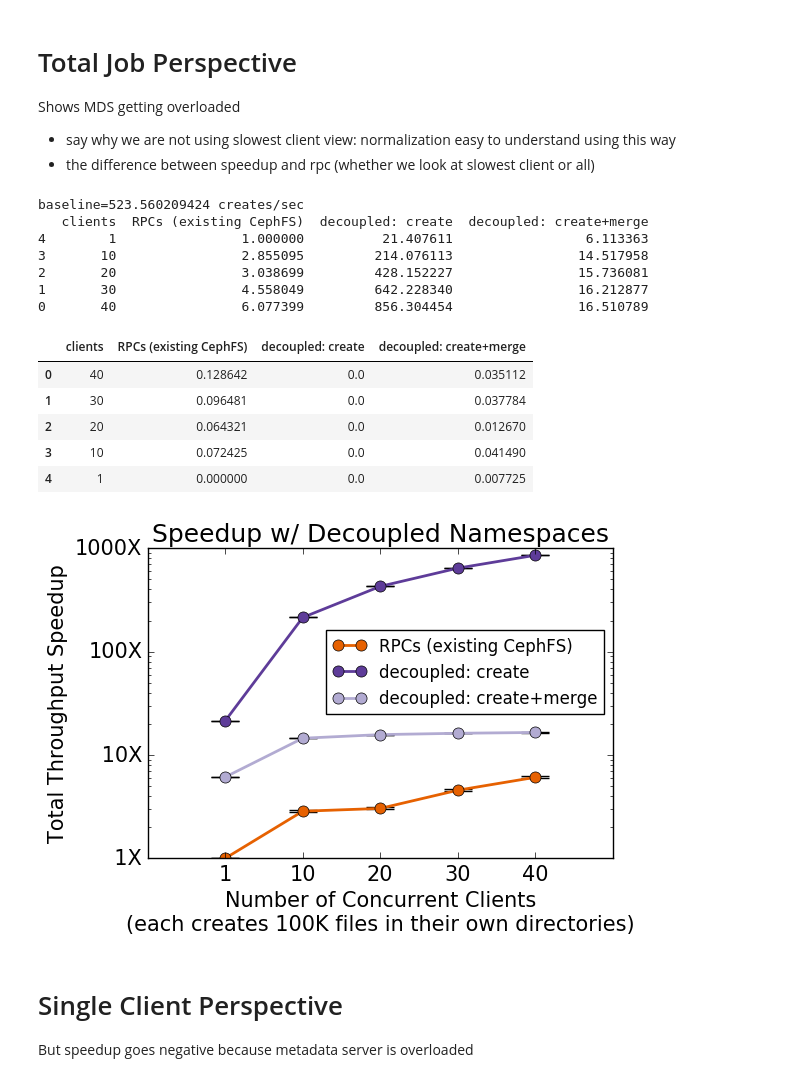
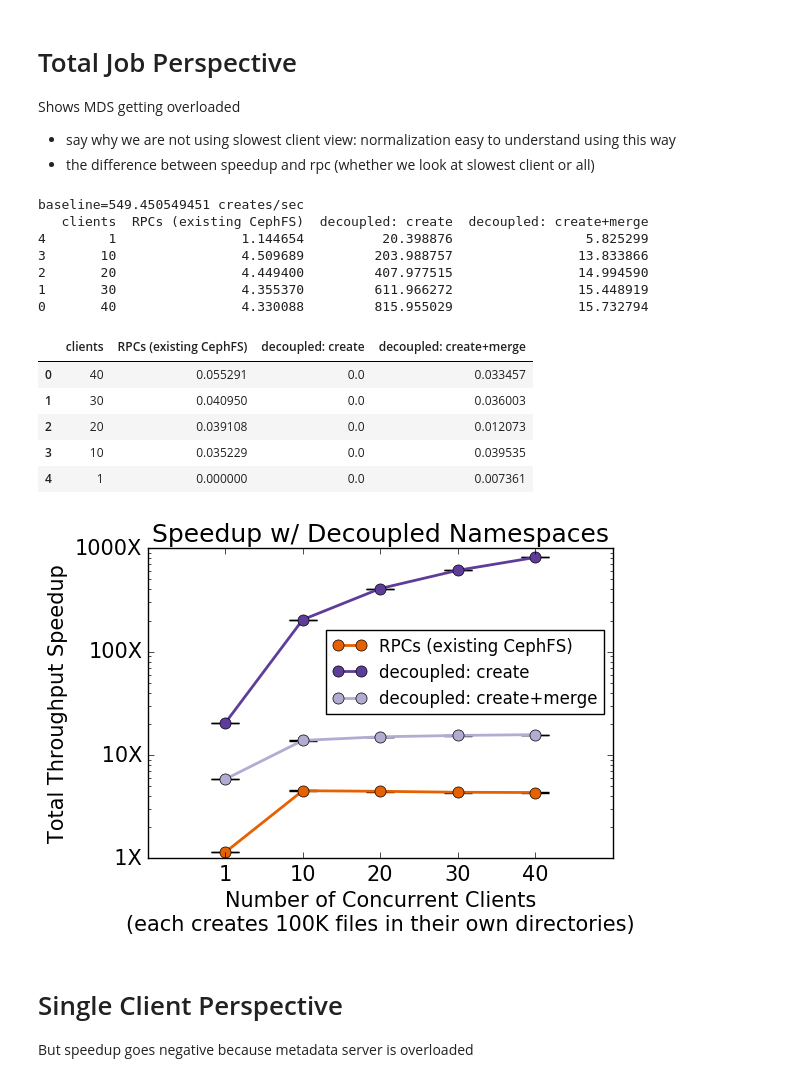
Before and after one commit to michaelsevilla/cudele-popper, a Jupyter notebook: experiments/cudele-mergescale/visualize/viz.ipynb, the cells around one changed output. Saved outputs shown, nothing was run; the diff lists cells and outputs as text; code cells hidden in the pictures.

```diff
--- a/experiments/cudele-mergescale/visualize/viz.ipynb
+++ b/experiments/cudele-mergescale/visualize/viz.ipynb
@@ -19,7 +19,7 @@ def parse_mdtest(files):
     for fname in sorted(files):
         with open(fname) as f:
             data = json.load(f)
-            for line in data['stdout_lines']:
+            for line in data: #['stdout_lines']:
                 if "started" in line: start = line.split()[4]
                 if "finished" in line: end = line.split()[4]
             r.append(to_seconds(end) - to_seconds(start))
@@ -45,10 +45,11 @@ def parse_decoupled(runs):
 def parse_rpcs(nclient):
     rpcs = pd.DataFrame(columns=["# of Clients", "rpcs"])
     for i in nclient:
-        if i < 20:
-            j1   = parse_mdtest(glob.glob("../../baseline-creates/results-cloudlab-clients" + str(i) + "/*isolated*"))
-        else: # the max value we can scale to is 18
-            j1   = parse_mdtest(glob.glob("../../baseline-creates/results-cloudlab-clients18/*isolated*"))
+        j1 = parse_mdtest(glob.glob("../../baseline-creates1/results-multipleruns/results-cloudlab-clients1-procs" + str(i) + "-nolog-run0/*isolated*"))
+        #if i < 20:
+        #    j1   = parse_mdtest(glob.glob("../../baseline-creates/results-cloudlab-clients" + str(i) + "/*isolated*"))
+        #else: # the max value we can scale to is 18
+        #    j1   = parse_mdtest(glob.glob("../../baseline-creates/results-cloudlab-clients18/*isolated*"))
         rpcs.loc[len(rpcs)] = [i, j1]
     return rpcs
 
@@ -72,7 +73,8 @@ plt_std = [createL+'_stds', mergeL+'_stds']#, 'decoupled_stds']
 colors  = ['#f1a340', '#998ec3', '#f7f7f7']
 
 # these all return runtimes, so find mean
-baseline = 100000/np.mean(parse_mdtest(glob.glob("../../baseline-creates/results-cloudlab-clients1/*isolated*")))
+#baseline = 100000/np.mean(parse_mdtest(glob.glob("../../baseline-creates/results-cloudlab-clients1/*isolated*")))
+baseline = 100000/np.mean(parse_mdtest(glob.glob("../../baseline-creates1/results-multipleruns/results-cloudlab-clients1-procs1-log30-run0/*isolated*")))
 rpcs = parse_rpcs(nclient)
 crts = parse_creates('../../cudele-mechanisms/results-cloudlab-nostream-run')
 decp = parse_decoupled(runs)
@@ -107,45 +109,45 @@ mean[[RPCsL, createL, mergeL]].plot(ax=ax,
        lw=2, marker='o', ms=8,
        yerr=stds[[RPCsL, createL, mergeL]], ecolor='black', capthick=1, capsize=10)
 
 # format
 ax.set_xlabel("Number of Concurrent Clients\n(each creates 100K files in their own directories)")
 ax.set_xlim(5, -1)
 ax.set_xticklabels([""] + nclient, rotation=0)
 ax.set_yscale('log')
 ax.set_yticklabels(['{:3.0f}X'.format(x) for x in ax.get_yticks()])
 ax.set_title("Speedup w/ Decoupled Namespaces")
 ax.set_ylabel("Total Throughput Speedup")
 
 # draw arrow
 #arrw = dict(facecolor='black', headwidth=0.5, width=0.5, shrink=1)
 #args = {'horizontalalignment': 'center', 'verticalalignment': 'center', 'fontsize': 12, 'arrowprops': arrw}
 #ax.annotate('baseline: ' + str(int(round(baseline))) + '\ncreates/sec',
 #            xy=(4, 1), xytext=(4.2, 3.2), **args)
 
 # remove error bars in legend
 handles, labels = ax.get_legend_handles_labels()
 handles = [h[0] for h in handles]
 ax.legend(handles, labels, bbox_to_anchor=(1, 0.6), loc='center right', fontsize=12,numpoints=2)
 
 fig.savefig('../../../paper/graphs/mergescale.png', bbox_inches='tight', dpi=400)
 print "baseline=" + str(baseline) + " creates/sec"
 print mean
 stds
 # %% [output]
-baseline=523.560209424 creates/sec
+baseline=549.450549451 creates/sec
    clients  RPCs (existing CephFS)  decoupled: create  decoupled: create+merge
-4        1                1.000000          21.407611                 6.113363
-3       10                2.855095         214.076113                14.517958
-2       20                3.038699         428.152227                15.736081
-1       30                4.558049         642.228340                16.212877
-0       40                6.077399         856.304454                16.510789
+4        1                1.144654          20.398876                 5.825299
+3       10                4.509689         203.988757                13.833866
+2       20                4.449400         407.977515                14.994590
+1       30                4.355370         611.966272                15.448919
+0       40                4.330088         815.955029                15.732794
 |  | clients | RPCs (existing CephFS) | decoupled: create | decoupled: create+merge |
-| 0 | 40 | 0.128642 | 0.0 | 0.035112 |
-| 1 | 30 | 0.096481 | 0.0 | 0.037784 |
-| 2 | 20 | 0.064321 | 0.0 | 0.012670 |
-| 3 | 10 | 0.072425 | 0.0 | 0.041490 |
-| 4 | 1 | 0.000000 | 0.0 | 0.007725 |
+| 0 | 40 | 0.055291 | 0.0 | 0.033457 |
+| 1 | 30 | 0.040950 | 0.0 | 0.036003 |
+| 2 | 20 | 0.039108 | 0.0 | 0.012073 |
+| 3 | 10 | 0.035229 | 0.0 | 0.039535 |
+| 4 | 1 | 0.000000 | 0.0 | 0.007361 |
-[figure, old version]
+[figure, new version]
 # %% [markdown]
 # Single Client Perspective
 But speedup goes negative because metadata server is overloaded
```
Also changed, not shown: 7 other files.
